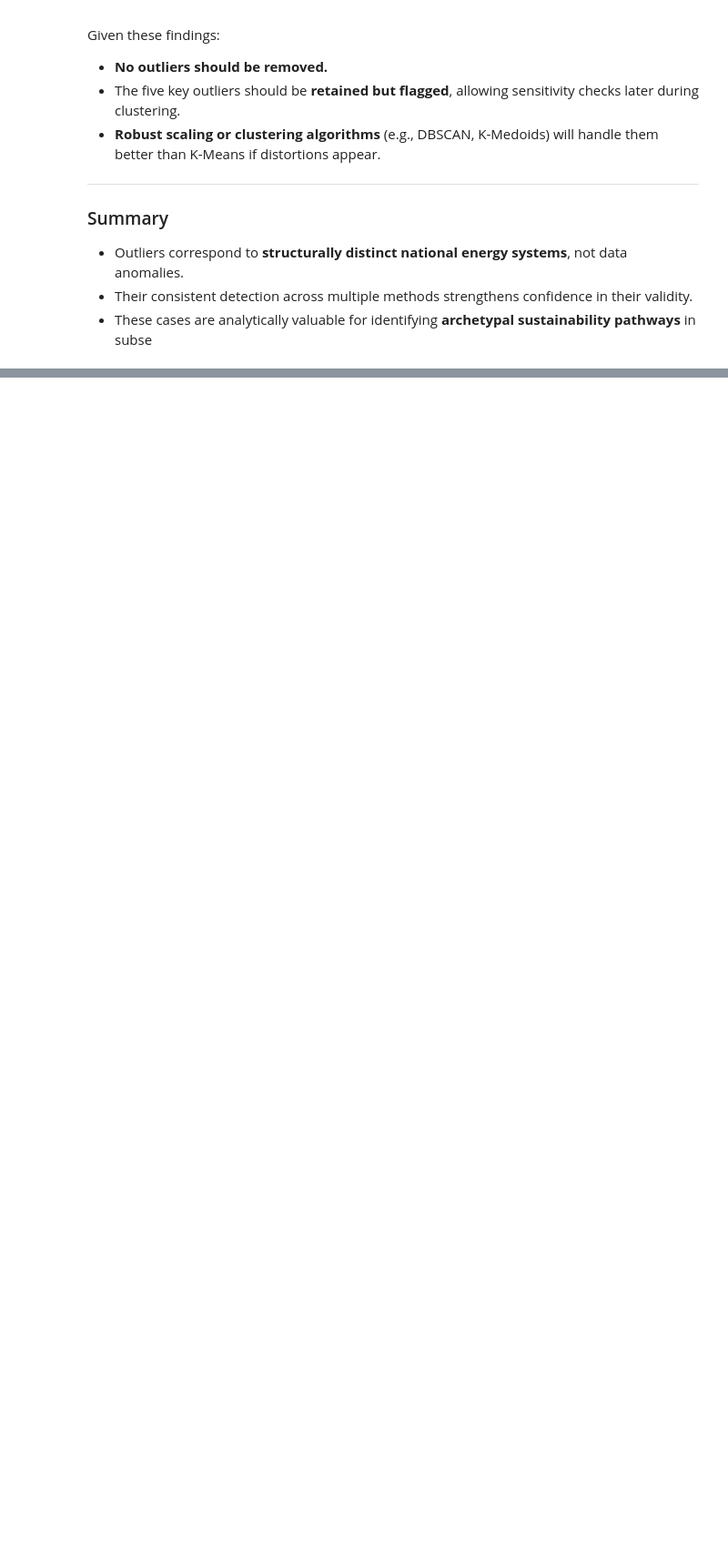
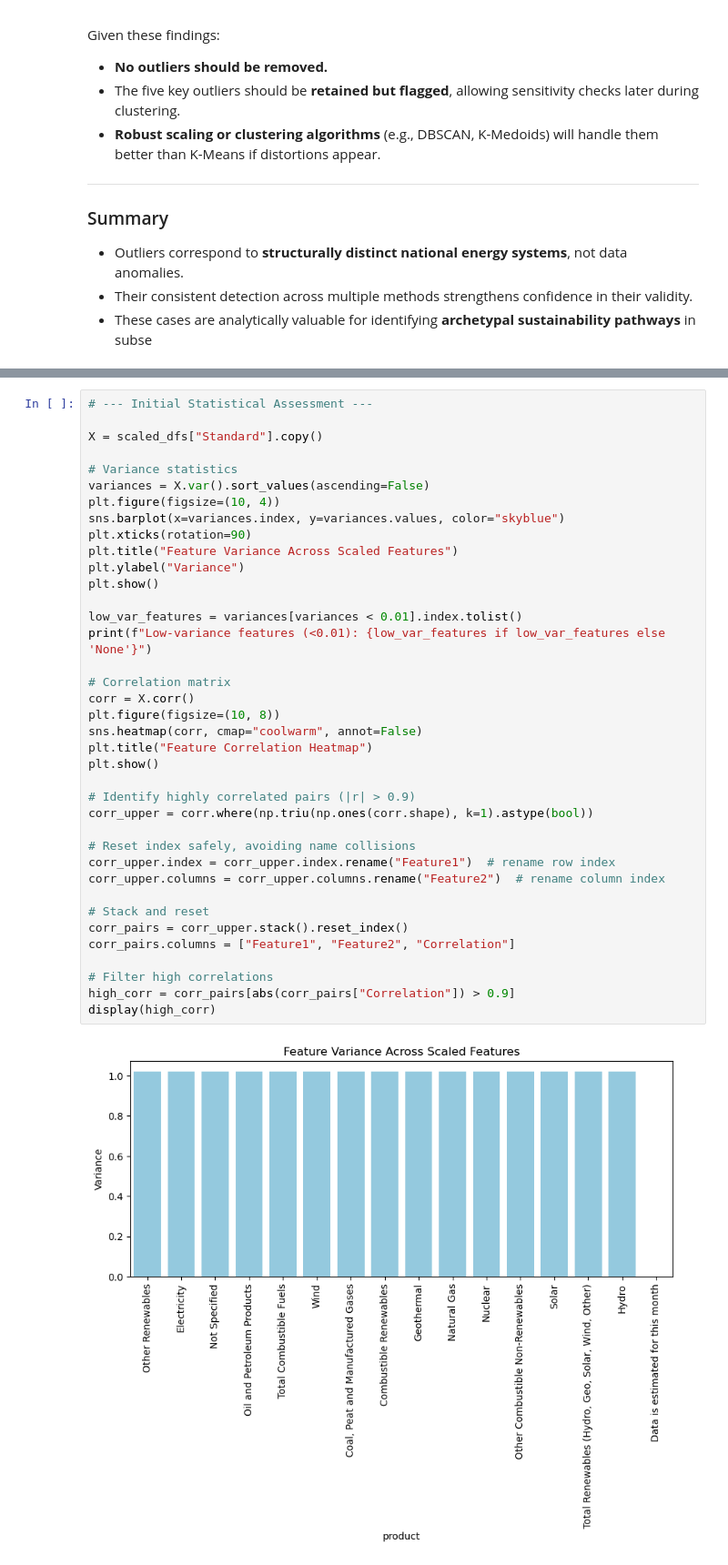
Before and after one commit to FedorSulaev/global-energy-systems-clustering, a Jupyter notebook: notebooks/01_data_analysis_and_preprocessing.ipynb, the cells around one changed output, grey strips where cells are left out. Shown at 91% size. Cells and saved outputs as stored; diff of their text form; blank space fills up the shorter version.

```diff
--- a/notebooks/01_data_analysis_and_preprocessing.ipynb
+++ b/notebooks/01_data_analysis_and_preprocessing.ipynb
@@ -530,0 +551,40 @@ Given these findings:
+# %%
+# --- Initial Statistical Assessment ---
+
+X = scaled_dfs["Standard"].copy()
+
+# Variance statistics
+variances = X.var().sort_values(ascending=False)
+plt.figure(figsize=(10, 4))
+sns.barplot(x=variances.index, y=variances.values, color="skyblue")
+plt.xticks(rotation=90)
+plt.title("Feature Variance Across Scaled Features")
+plt.ylabel("Variance")
+plt.show()
+
+low_var_features = variances[variances < 0.01].index.tolist()
+print(f"Low-variance features (<0.01): {low_var_features if low_var_features else 'None'}")
+
+# Correlation matrix
+corr = X.corr()
+plt.figure(figsize=(10, 8))
+sns.heatmap(corr, cmap="coolwarm", annot=False)
+plt.title("Feature Correlation Heatmap")
+plt.show()
+
+# Identify highly correlated pairs (|r| > 0.9)
+corr_upper = corr.where(np.triu(np.ones(corr.shape), k=1).astype(bool))
+
+# Reset index safely, avoiding name collisions
+corr_upper.index = corr_upper.index.rename("Feature1")  # rename row index
+corr_upper.columns = corr_upper.columns.rename("Feature2")  # rename column index
+
+# Stack and reset
+corr_pairs = corr_upper.stack().reset_index()
+corr_pairs.columns = ["Feature1", "Feature2", "Correlation"]
+
+# Filter high correlations
+high_corr = corr_pairs[abs(corr_pairs["Correlation"]) > 0.9]
+display(high_corr)
+# %% [output]
+[figure, added]
```
Also changed, not shown: parts of 13 cells of this notebook, 2 other files.
